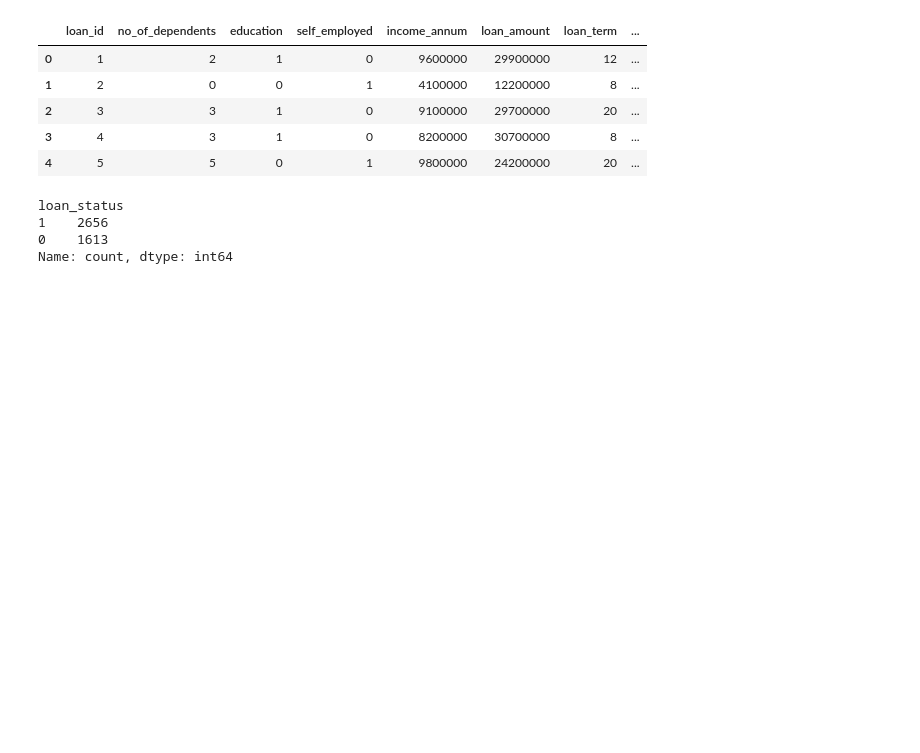
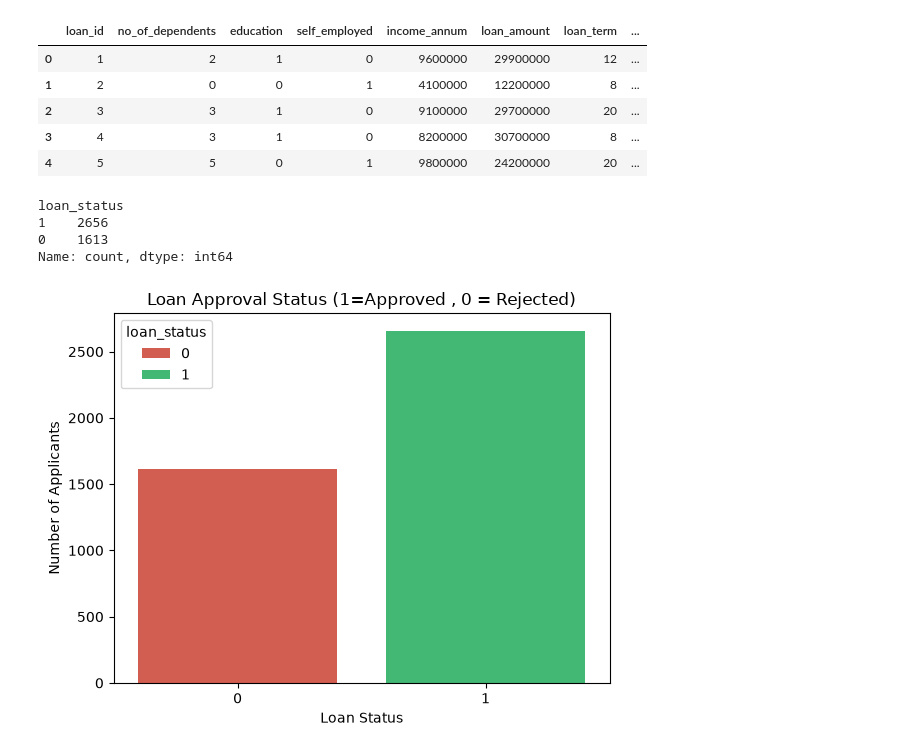
Before and after one commit to slakkireddy0205/loan-approval-prediction, a Jupyter notebook: Loan.ipynb, the cells around one changed output. Drawn from its saved outputs; the diff is of its cells as text; code cells hidden in the pictures; blank space fills up the shorter version.

Commit message:
Add loan status distribution charts in seaborn, matplotlib, and plotly

```diff
--- a/Loan.ipynb
+++ b/Loan.ipynb
@@ -118,3 +118,11 @@ loan_status
 1    2656
 0    1613
 Name: count, dtype: int64
+# %%
+sns.countplot(x='loan_status',data=df,palette=['#e74c3c', '#2ECC71'],hue = 'loan_status',legend=True)
+plt.title('Loan Approval Status (1=Approved , 0 = Rejected)')
+plt.xlabel('Loan Status')
+plt.ylabel('Number of Applicants')
+plt.show()
+# %% [output]
+[figure, added]
```
Also changed, not shown: parts of 2 cells of this notebook.
